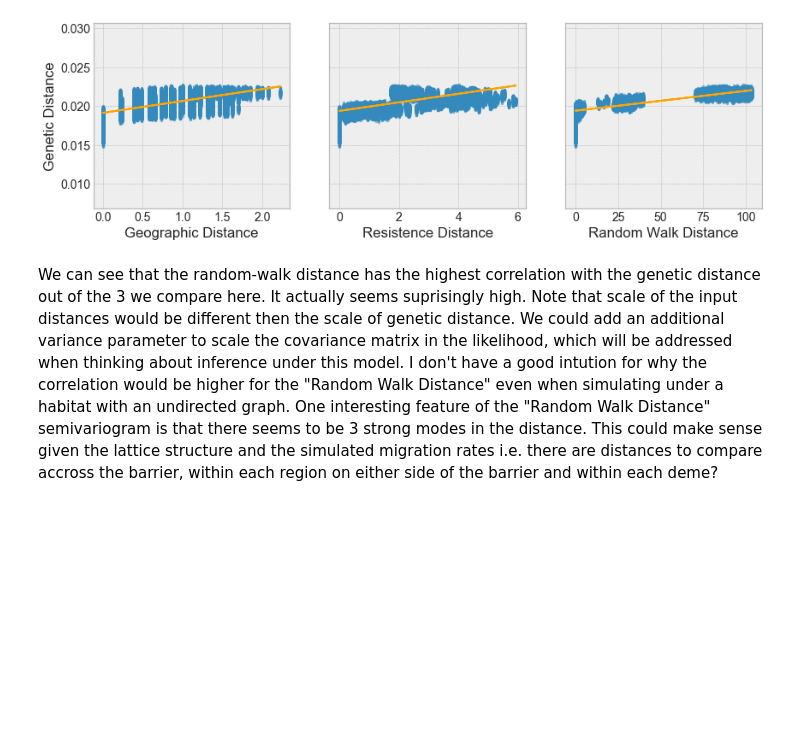
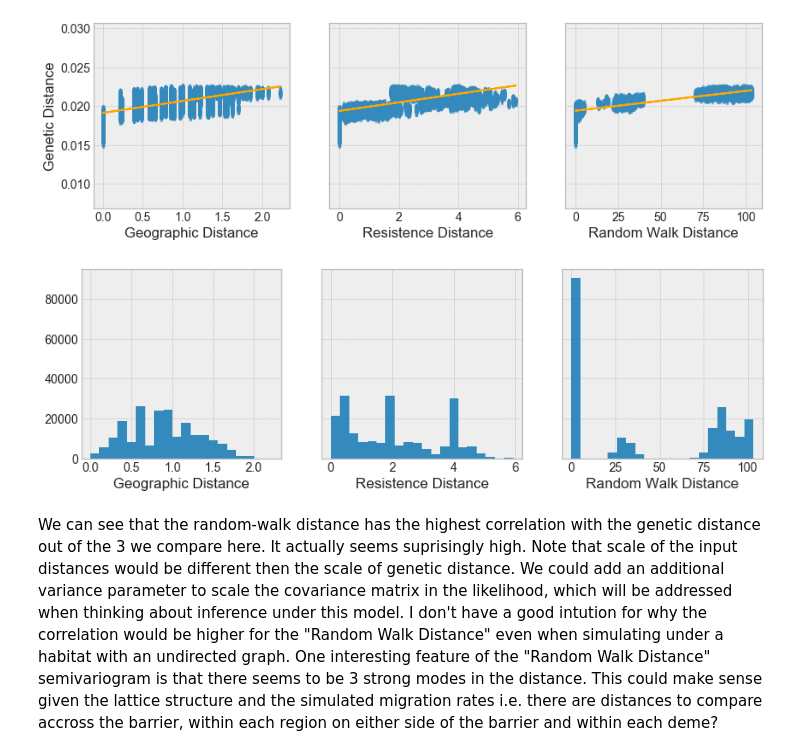
Before and after one commit to jhmarcus/spatial-random-walk, a Jupyter notebook: notebooks/isolation_by_srw.ipynb, the cells around one changed output. Drawn from its saved outputs; the diff is of its cells as text; code cells hidden in the pictures; blank space fills up the shorter version.

Commit message:
added hists

```diff
--- a/notebooks/isolation_by_srw.ipynb
+++ b/notebooks/isolation_by_srw.ipynb
@@ -206,5 +206,9 @@ geo r2 = 0.5674728750750556
 res r2 = 0.7041919899166293
 rw r2 = 0.9353953019540248
 [figure]
+# %%
+s.plot_dist_hist()
+# %% [output]
+[figure, added]
 # %% [markdown]
 We can see that the random-walk distance has the highest correlation with the genetic distance out of the 3 we compare here. It actually seems suprisingly high. Note that scale of the input distances would be different then the scale of genetic distance. We could add an additional variance parameter to scale the covariance matrix in the likelihood, which will be addressed when thinking about inference under this model. I don't have a good intution for why the correlation would be higher for the "Random Walk Distance" even when simulating under a habitat with an undirected graph. One interesting feature of the "Random Walk Distance" semivariogram is that there seems to be 3 strong modes in the distance. This could make sense given the lattice structure and the simulated migration rates i.e. there are distances to compare accross the barrier, within each region on either side of the barrier and within each deme?
```
Also changed, not shown: parts of 1 cell of this notebook, 1 other file.
